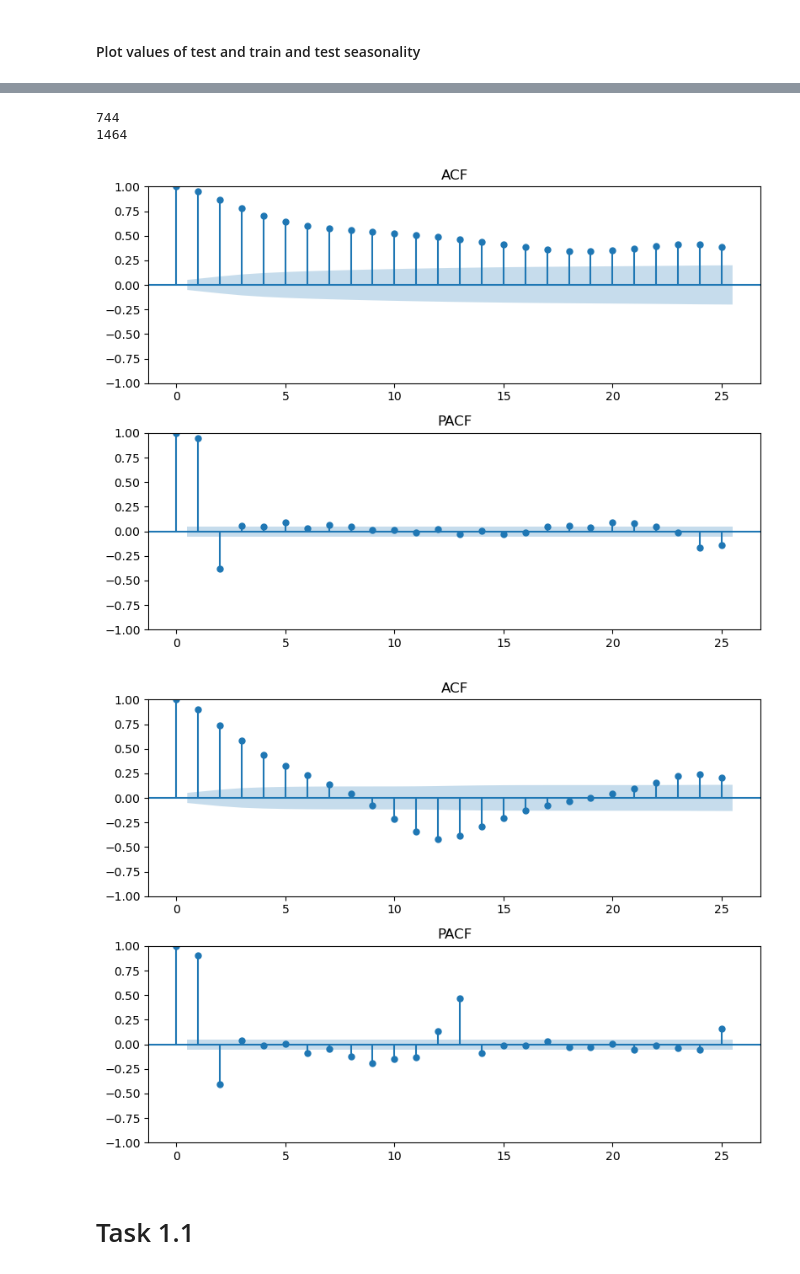
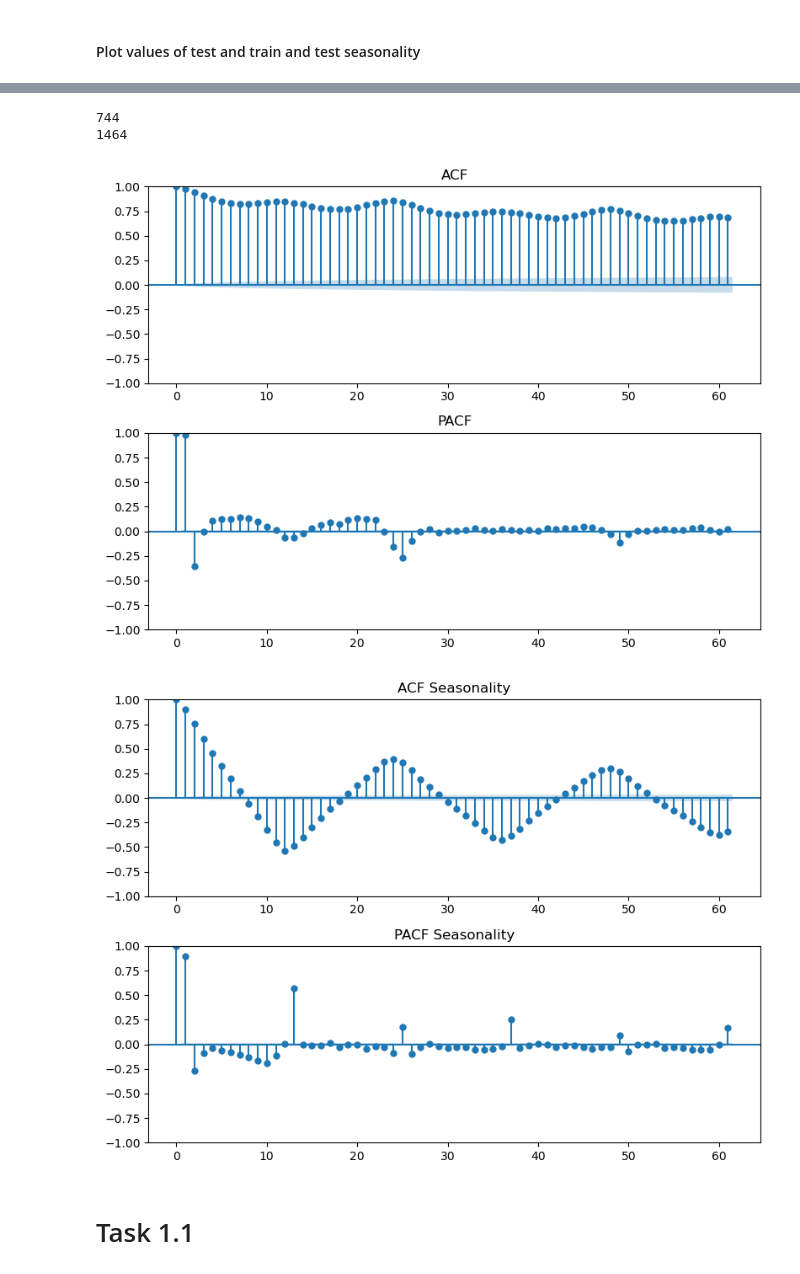
Before and after one commit to s175644/Energy-Analytics---assignment-2, a Jupyter notebook: Assignment_2_task_1,2&4.ipynb, the cells around one changed output, grey strips where cells are left out. Cells and saved outputs as stored; diff of their text form; code cells hidden in the pictures.

```diff
--- a/Assignment_2_task_1,2&4.ipynb
+++ b/Assignment_2_task_1,2&4.ipynb
@@ -37,6 +37,7 @@ start_date = pd.Timestamp('2023-10-01 00:00:00')
 end_date = pd.Timestamp('2023-12-31 23:00:00')
 
 # Filter the data and reset indec
+prices = df_prices
 df_prices = df_prices[(df_prices['HourUTC'] >= start_date) & (df_prices['HourUTC'] <= end_date)]
 df_prices = df_prices.reset_index(drop=True)
 
@@ -64,40 +65,43 @@ plt.show()
 
 print(n_test)
 print(n_train)
 
 
 
 # Plot ACF/PACF plots
 fig, ax = plt.subplots(2, 1, figsize=(8, 6))
 
+# Determine lag for ACF/PACF plots
+lag = 12*5+1
+
 # Check ACF plot
-sm.graphics.tsa.plot_acf(train, title = "ACF", lags=25, ax=ax[0])
+sm.graphics.tsa.plot_acf(prices["SpotPriceDKK"], title = "ACF", lags=lag, ax=ax[0])
 
 # Check the PACF plot
-sm.graphics.tsa.plot_pacf(train, title = "PACF", lags=25, ax=ax[1])
+sm.graphics.tsa.plot_pacf(prices["SpotPriceDKK"], title = "PACF", lags=lag, ax=ax[1])
 
 plt.tight_layout()
 plt.show()
 # from the previously plot a seasonal pattern is observed, thus we will take the difference of the data with a lag of 12
-train12 = pm.utils.diff(train,12)
+prices12 = pm.utils.diff(prices["SpotPriceDKK"],12)
 
 # Plot ACF/PACF plots
 fig, ax = plt.subplots(2, 1, figsize=(8, 6))
 
 # Check ACF plot
-sm.graphics.tsa.plot_acf(train12, lags=25, title="ACF", ax=ax[0])
+sm.graphics.tsa.plot_acf(prices12, lags=lag, title="ACF Seasonality", ax=ax[0])
 
 # Check the PACF plot
-sm.graphics.tsa.plot_pacf(train12, lags=25, title="PACF", ax=ax[1])
+sm.graphics.tsa.plot_pacf(prices12, lags=lag, title="PACF Seasonality", ax=ax[1])
 
 plt.tight_layout()
 plt.show()
 # %% [output]
 [figure]
 744
 1464
-[figure, old version]
+[figure, new version]
-[figure, old version]
+[figure, new version]
 # %% [markdown]
 # Task 1.1
 # %% [markdown]
```
Also changed, not shown: parts of 11 cells of this notebook.
